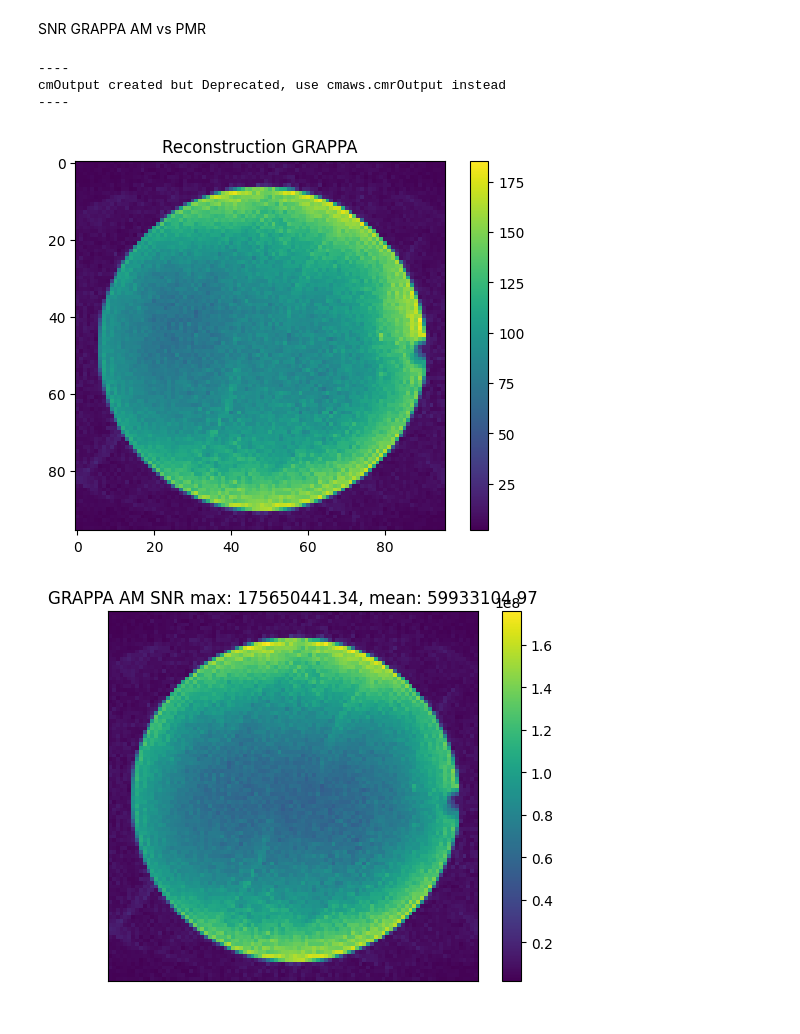
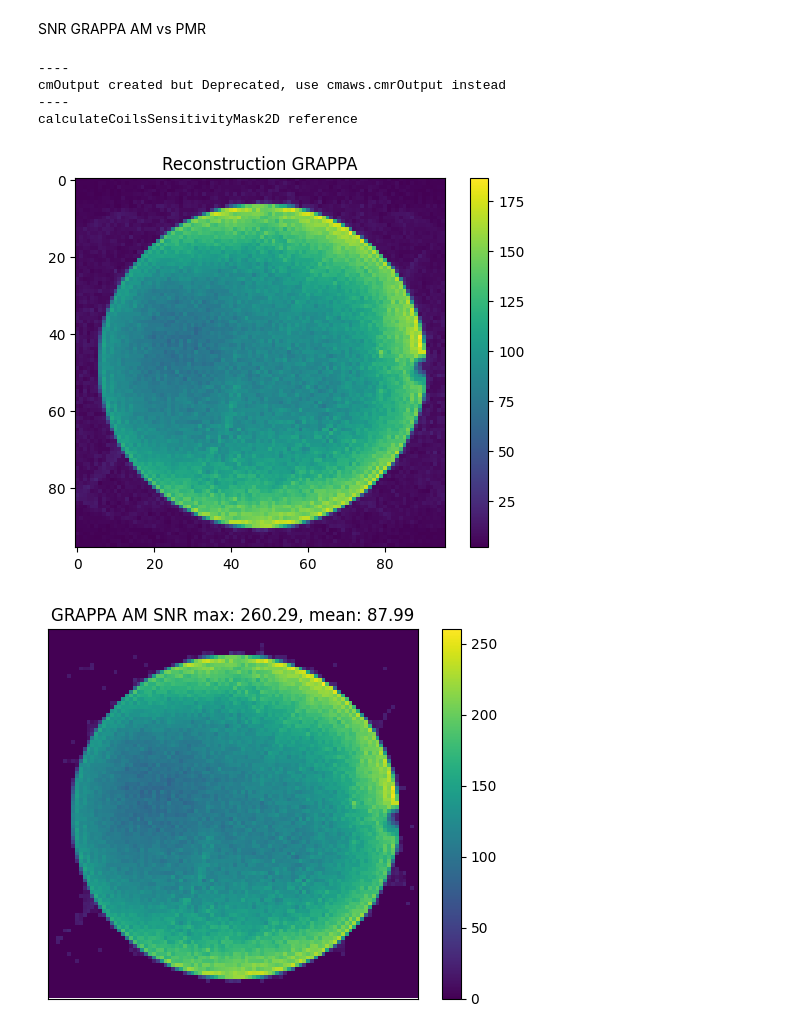
Before and after one commit to cloudmrhub/mroptimum-tools, a Jupyter notebook: mroptimum_tools.ipynb, the cells around one changed output. Cells and saved outputs as stored; diff of their text form; code cells hidden in the pictures.

```diff
--- a/mroptimum_tools.ipynb
+++ b/mroptimum_tools.ipynb
@@ -247,9 +247,9 @@ class _t(cm2D.cm2DReconGRAPPA):
 
 FA=1
 PA=4
-ACLF=24
+ACLF=48
 ACLP=48
-GK=[4,5]
+GK=[5,5]
 
 US,REF=cm.mimicAcceleration2D(S,[FA,PA],[ACLF,ACLP])
 L=_t()
@@ -272,33 +272,38 @@ plt.title(f'Reconstruction GRAPPA')
 L2=mroPseudoMultipleReplicas()
 L2.numberOfReplicas=100
 L.setNoiseKSpace(N)
 L.setSignalKSpace(US)
 L2.reconstructor=L
 
 
-L3 = cm2D.cm2DKellmanRSS()
-L3.setSignalKSpace(L.getSignalKSpaceGRAPPAFullysampled())
+L3 = cm2D.cm2DKellmanB1()
+
+GK=L.getSignalKSpaceGRAPPAFullysampled()
+L3.setSignalKSpace(GK)
+L3.setPrewhitenedSignal(GK)
 L3.setNoiseKSpace(N)
+L3.setReferenceKSpace(GK)
 
 plt.figure()
 
 am=np.abs(L3.getOutput())
 plt.imshow(am)
 plt.tick_params(axis='both', which='both', bottom=False, top=False, labelbottom=False, right=False, left=False, labelleft=False)
 plt.title(f'GRAPPA AM SNR max: {am.max():.2f}, mean: {am.mean():.2f}' )
 plt.colorbar()
 
 pmr=np.abs(L2.getOutput())
 plt.figure()
 
 plt.imshow(pmr)
 plt.tick_params(axis='both', which='both', bottom=False, top=False, labelbottom=False, right=False, left=False, labelleft=False)
 plt.title(f'PMR max: {pmr.max():.2f} mean: {pmr.mean():.2f}')
 plt.colorbar()
 plt.show()
 # %% [output]
 ----
 cmOutput created but Deprecated, use cmaws.cmrOutput instead
 ----
+calculateCoilsSensitivityMask2D reference
 [figure]
-[figure, old version]
+[figure, new version]
```
Also changed, not shown: parts of 4 cells of this notebook.
